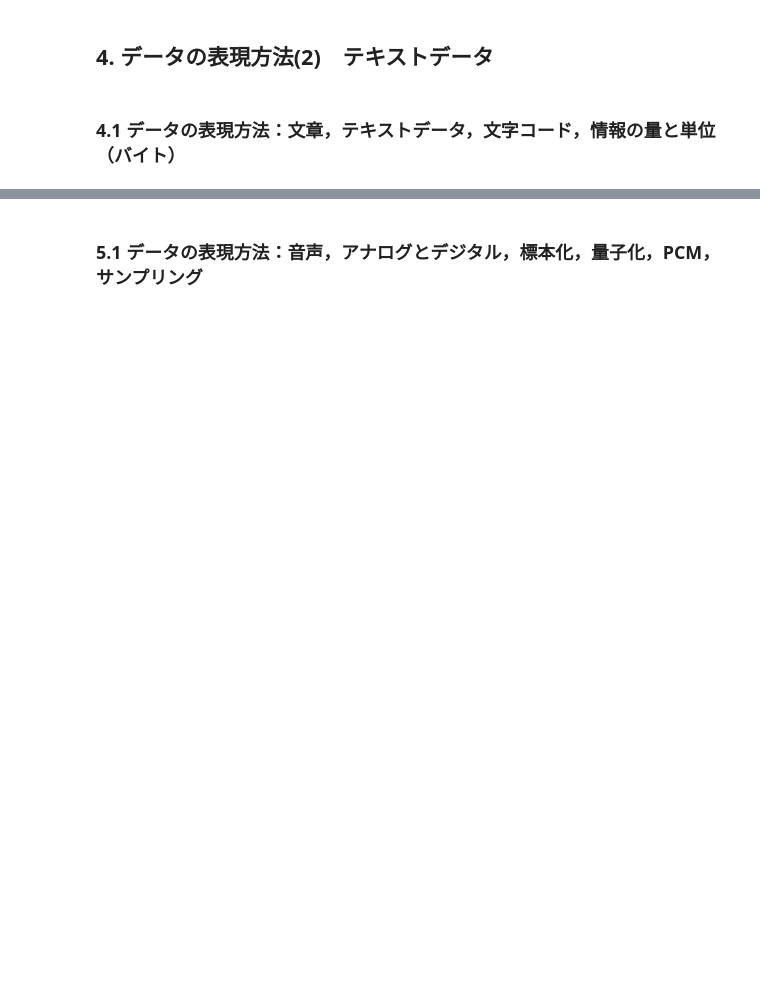
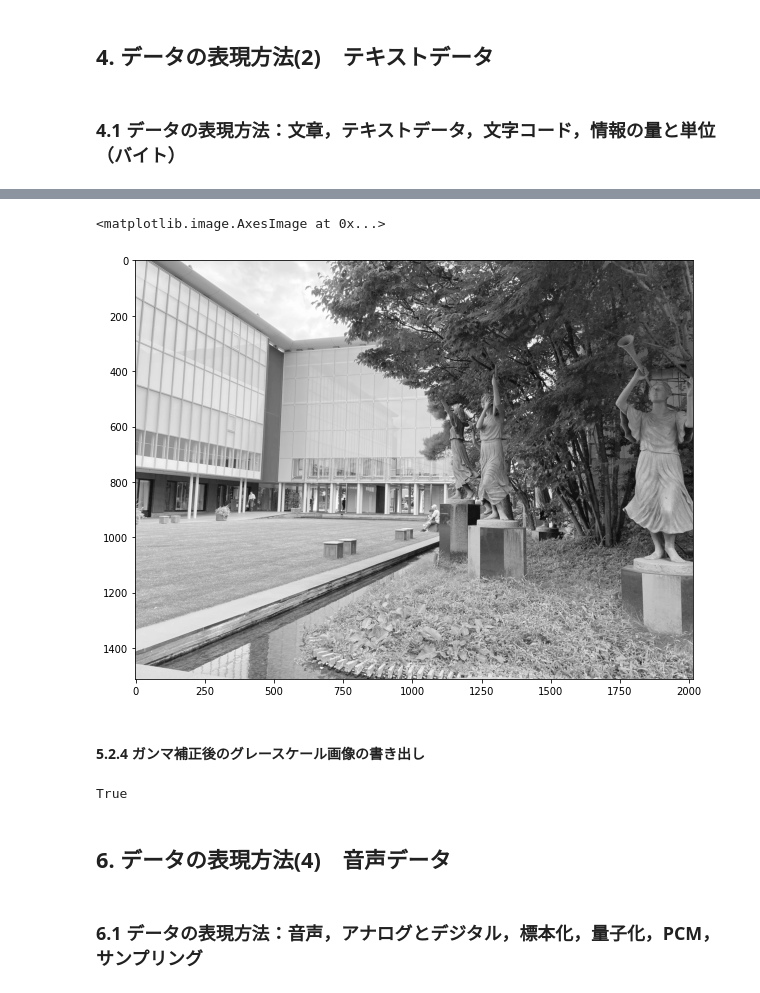
Before and after one commit to MDASH-shinshu/MDASH-T-DE, a Jupyter notebook: 2/2_data_expression_colab.ipynb, the cells around one changed output, grey strips where cells are left out. Drawn from its saved outputs; the diff is of its cells as text; code cells hidden in the pictures; blank space fills up the shorter version.

```diff
--- a/2/2_data_expression_colab.ipynb
+++ b/2/2_data_expression_colab.ipynb
@@ -611,5 +805,43 @@ nx.draw_networkx(graph3, pos3, node_color='darkseagreen') # mathplot経由でグ
+# %%
+## 画像全体の明度を変更（明るめ，暗め）するため，ガンマ補正する関数 （引用：udemy | 【Pythonで学ぶ】OpenCVでの画像処理入門）
+
+def gamma_correction(image,gamma):
+    """ガンマ補正を利用して、画像を明るくしたり暗くしたりする
+    Args:
+        image(obj): イメージ画像
+        gamma(float): ガンマ値  0〜1までは、暗くする、1以上は明るくする
+    Returns:
+       ガンマ補正後のイメージ画像
+    """
+    # 整数型で2次元配列を作成[256,1]
+    lookup_table = np.zeros((256, 1), dtype = 'uint8')
+    for loop in range(256):
+        # γテーブルを作成
+        lookup_table[loop][0] = 255 * pow(float(loop)/255, 1.0/gamma)
+
+    # lookup Tableを用いて配列を変換
+    image_gamma = cv2.LUT(image, lookup_table)
+
+    return image_gamma
+# %%
+plt.figure(figsize=(10, 8))
+#ガンマ補正を利用して明るくする
+im_gamma = gamma_correction(im_gray, 1.6) # ガンマ補正 1.6 に設定（調整してみよ）
+plt.imshow(im_gamma, cmap="gray")
+# %% [output]
+<matplotlib.image.AxesImage at 0x...>
+[figure, added]
+# %% [markdown]
+#### 5.2.4 ガンマ補正後のグレースケール画像の書き出し
+# %%
+# 処理後の画像結果をカレントディレクトリに出力
+cv2.imwrite("output.jpg", im_gamma)
+# %% [output]
+True
+# %% [markdown]
+## 6. データの表現方法(4)　音声データ
 # %% [markdown]
-### 5.1 データの表現方法：音声，アナログとデジタル，標本化，量子化，PCM，サンプリング
+### 6.1 データの表現方法：音声，アナログとデジタル，標本化，量子化，PCM，サンプリング
 # %% [markdown]
 <figure>
 <a href="http://www.mi.u-tokyo.ac.jp/pdf/2-2_data_expression.pdf#page=11"><img src='https://raw.githubusercontent.com/MDASH-shinshu/MDASH-T-DE/main/2/UTAI-text/JPEG/2-2_data_expression_11.jpg' alt='構造化データ' width='640' border='1'></a>
```
Also changed, not shown: parts of 96 cells of this notebook.
